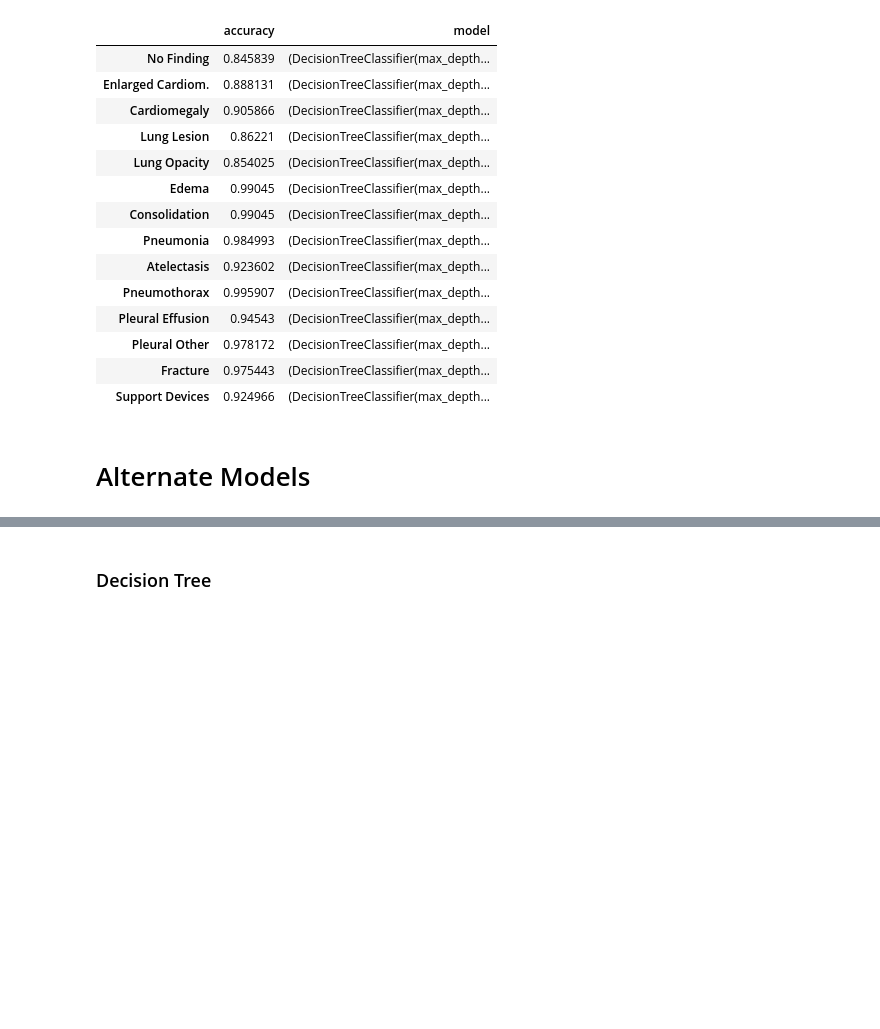
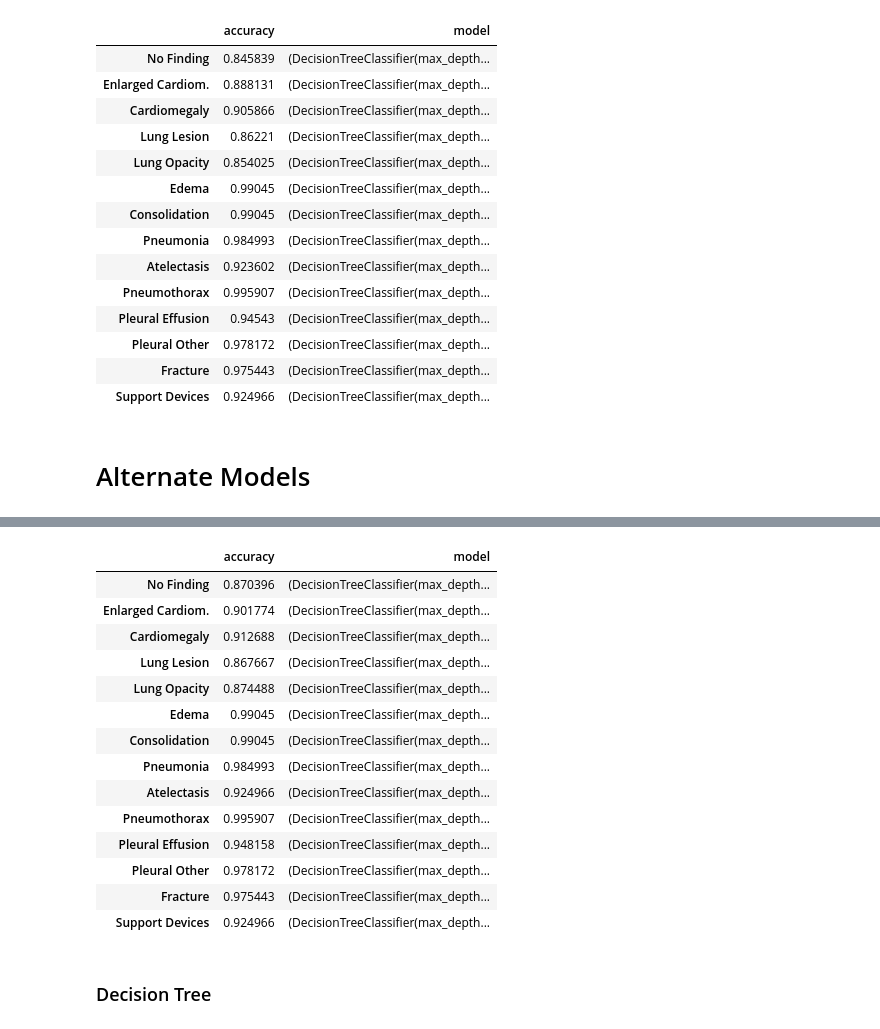
Before and after one commit to BioIntelligence-Lab/MedCruncher, a Jupyter notebook: medcrunchr_CXR_embedding.ipynb, the cells around one changed output, grey strips where cells are left out. Cells and saved outputs as stored; diff of their text form; code cells hidden in the pictures; blank space fills up the shorter version.

```diff
--- a/medcrunchr_CXR_embedding.ipynb
+++ b/medcrunchr_CXR_embedding.ipynb
@@ -1678,0 +1681,36 @@ from sklearn.metrics import accuracy_score
+# %%
+def RandomForest_function(X, y, label_columns):
+    n_estimators = 100  # Number of trees in the forest
+    max_depth = 20  # Maximum depth of the tree
+    min_samples_split = 2  # Minimum number of samples required to split an internal node
+    min_samples_leaf = 1  # Minimum number of samples required to be at a leaf node
+
+    rf_results = {}
+    X_train, X_test, y_train, y_test = train_test_split(X, y, test_size=0.2, random_state=39)
+
+    for column in label_columns:
+        y_train_single_label = y_train[column].values
+        y_test_single_label = y_test[column].values
+
+        # DEFINE MODEL
+        model = RandomForestClassifier(
+            n_estimators=n_estimators,
+            max_depth=max_depth,
+            min_samples_split=min_samples_split,
+            min_samples_leaf=min_samples_leaf,
+            random_state=42
+        )
+
+        # TRAIN MODEL
+        model.fit(X_train, y_train_single_label)
+
+        # EVALUATION
+        y_pred = model.predict(X_test)
+        accuracy = accuracy_score(y_test_single_label, y_pred)
+
+        rf_results[column] = {'accuracy': accuracy, 'model': model}
+        print(f"Label: {column}, Accuracy: {accuracy}")
+
+    return rf_results
+# %%
+random_forest_results = RandomForest_function(X_embeddings, y_labels, label_columns)
@@ -1679,3 +1732,22 @@ from sklearn.metrics import accuracy_score
+# %%
+results_df = pd.DataFrame(random_forest_results).T
+display(results_df)
+# %% [output]
+|  | accuracy | model |
+| No Finding | 0.870396 | (DecisionTreeClassifier(max_depth... |
+| Enlarged Cardiom. | 0.901774 | (DecisionTreeClassifier(max_depth... |
+| Cardiomegaly | 0.912688 | (DecisionTreeClassifier(max_depth... |
+| Lung Lesion | 0.867667 | (DecisionTreeClassifier(max_depth... |
+| Lung Opacity | 0.874488 | (DecisionTreeClassifier(max_depth... |
+| Edema | 0.99045 | (DecisionTreeClassifier(max_depth... |
+| Consolidation | 0.99045 | (DecisionTreeClassifier(max_depth... |
+| Pneumonia | 0.984993 | (DecisionTreeClassifier(max_depth... |
+| Atelectasis | 0.924966 | (DecisionTreeClassifier(max_depth... |
+| Pneumothorax | 0.995907 | (DecisionTreeClassifier(max_depth... |
+| Pleural Effusion | 0.948158 | (DecisionTreeClassifier(max_depth... |
+| Pleural Other | 0.978172 | (DecisionTreeClassifier(max_depth... |
+| Fracture | 0.975443 | (DecisionTreeClassifier(max_depth... |
+| Support Devices | 0.924966 | (DecisionTreeClassifier(max_depth... |
 # %% [markdown]
 ### Decision Tree
 # %%
```
Also changed, not shown: parts of 18 cells of this notebook, 4 other files.
